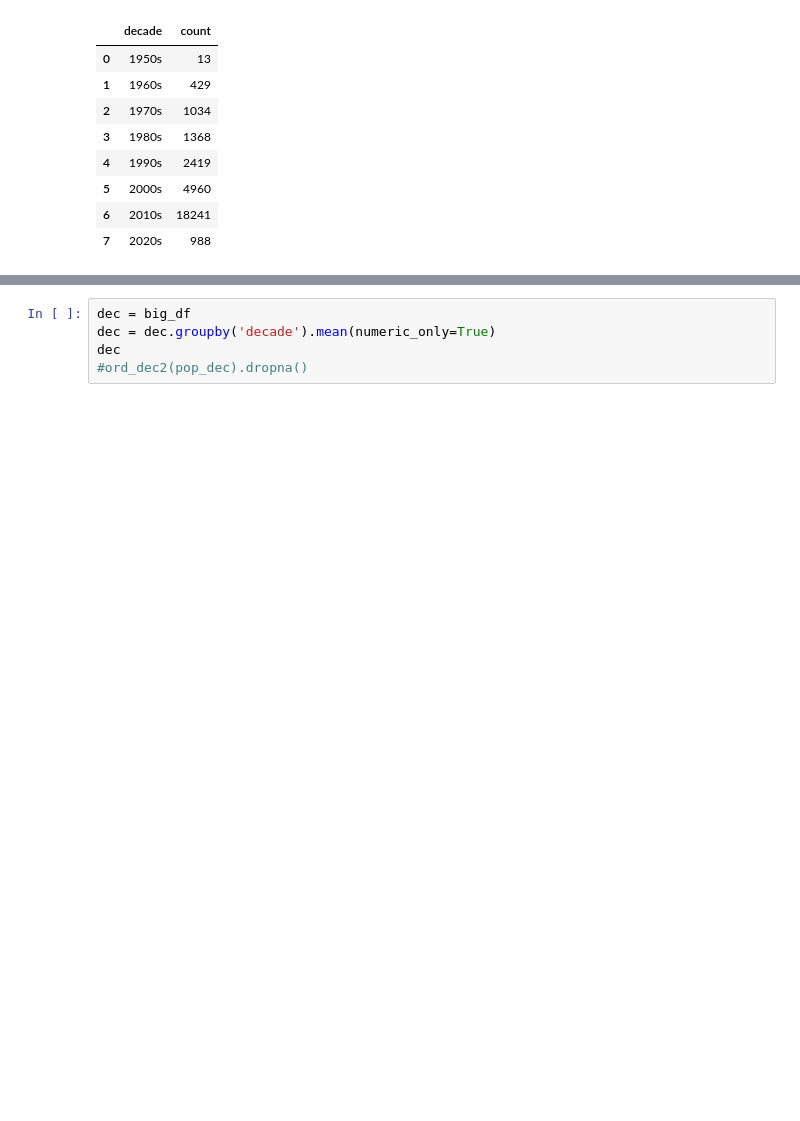
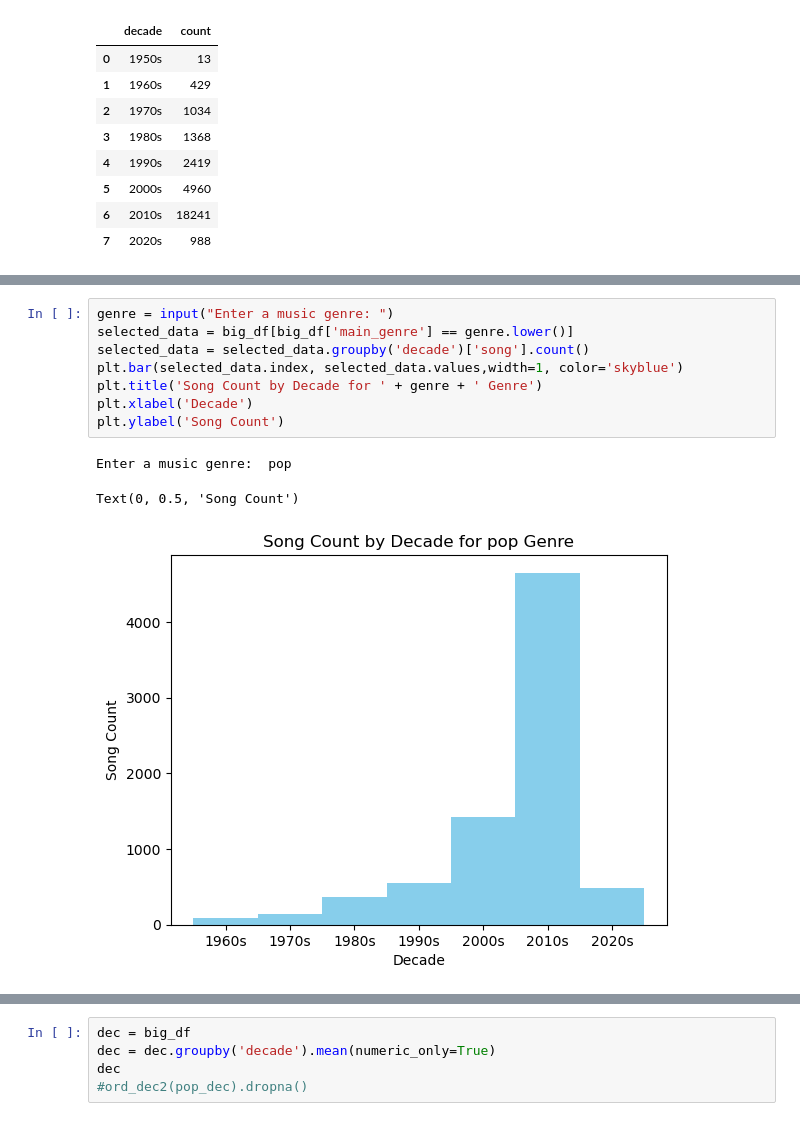
Before and after one commit to tmartabano/Project-for-Data-Munging, a Jupyter notebook: Final_Project_Data(new).ipynb, the cells around one changed output, grey strips where cells are left out. Saved outputs shown, nothing was run; the diff lists cells and outputs as text; blank space fills up the shorter version.

```diff
--- a/Final_Project_Data(new).ipynb
+++ b/Final_Project_Data(new).ipynb
@@ -559,0 +571,12 @@ songs_count_by_decade
+# %%
+genre = input("Enter a music genre: ")
+selected_data = big_df[big_df['main_genre'] == genre.lower()]
+selected_data = selected_data.groupby('decade')['song'].count()
+plt.bar(selected_data.index, selected_data.values,width=1, color='skyblue')
+plt.title('Song Count by Decade for ' + genre + ' Genre')
+plt.xlabel('Decade')
+plt.ylabel('Song Count')
+# %% [output]
+Enter a music genre:  pop
+Text(0, 0.5, 'Song Count')
+[figure, added]
```
Also changed, not shown: parts of 7 cells of this notebook.
